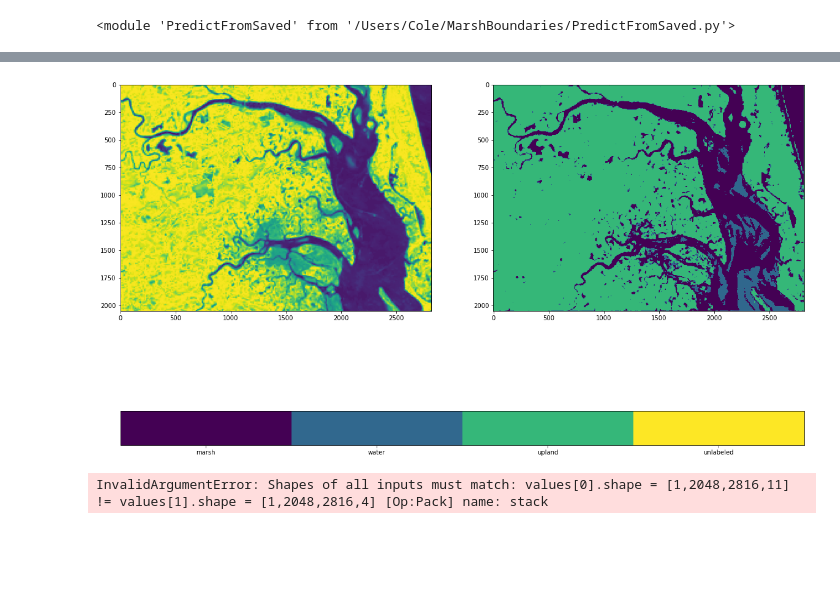
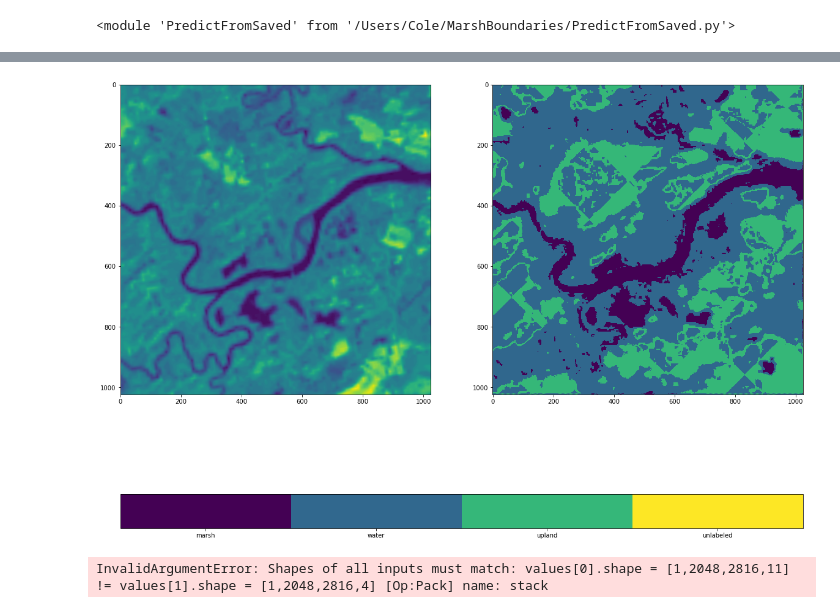
Before and after one commit to colefranks/MarshBoundaries, a Jupyter notebook: MarshBoundaryDemo.ipynb, the cells around one changed output, grey strips where cells are left out. Drawn from its saved outputs; the diff is of its cells as text; code cells hidden in the pictures; blank space fills up the shorter version.

Commit message:
more model runs

```diff
--- a/MarshBoundaryDemo.ipynb
+++ b/MarshBoundaryDemo.ipynb
@@ -7,11 +7,12 @@ importlib.reload(PredictFromSaved)
 # %% [output]
 <module 'PredictFromSaved' from '/Users/Cole/MarshBoundaries/PredictFromSaved.py'>
 # %%
-predicted = PredictFromSaved.pred_from_saved(model_path = 'saved-models/Depth2RandomFlip89val',
-                                 folder_path="train_jpg/PIE",
+# make this show the mask too, when there is one.
+predicted = PredictFromSaved.pred_from_saved(model_path = 'saved-models/YiyangFixedData3000',
+                                 folder_path="train_jpg/PIE_scaled",
                                   startx=0,
                                   starty=0,
-                                  zoomx = 4000,
-                                  zoomy= 4000,
+                                  zoomx = 1024,
+                                  zoomy= 1024,
                                   fig_size=20)
 # %% [output]
@@ -19,4 +20,4 @@ predicted = PredictFromSaved.pred_from_saved(model_path = 'saved-models/Depth2Ra
-[figure, old version]
+[figure, new version]
 # %%
 tf.math.confusion_matrix(*predicted)
 # %% [output]
```
Also changed, not shown: parts of 1 cell of this notebook, 11 other files.
